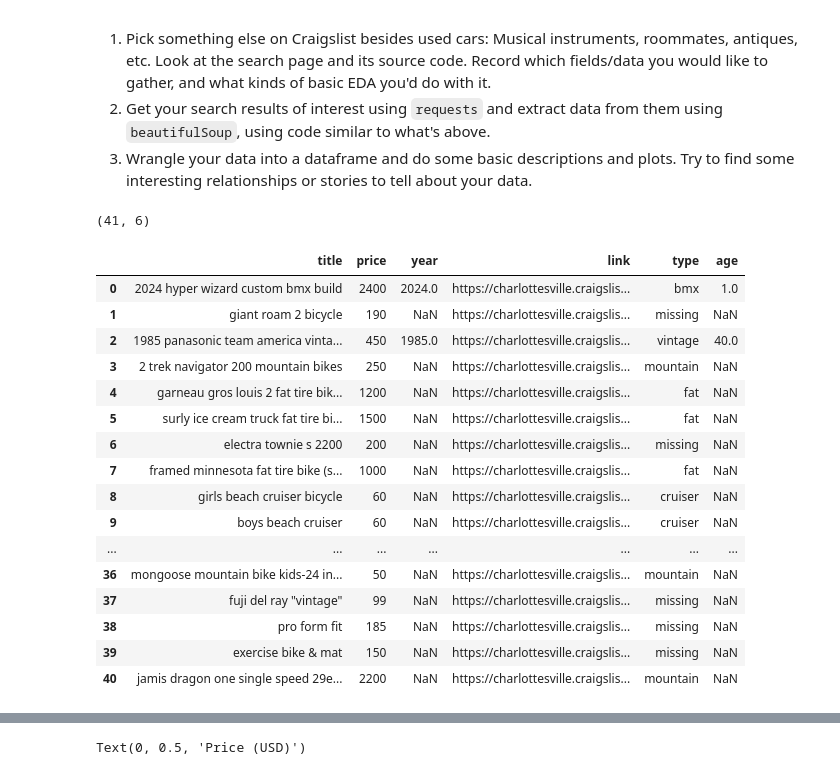
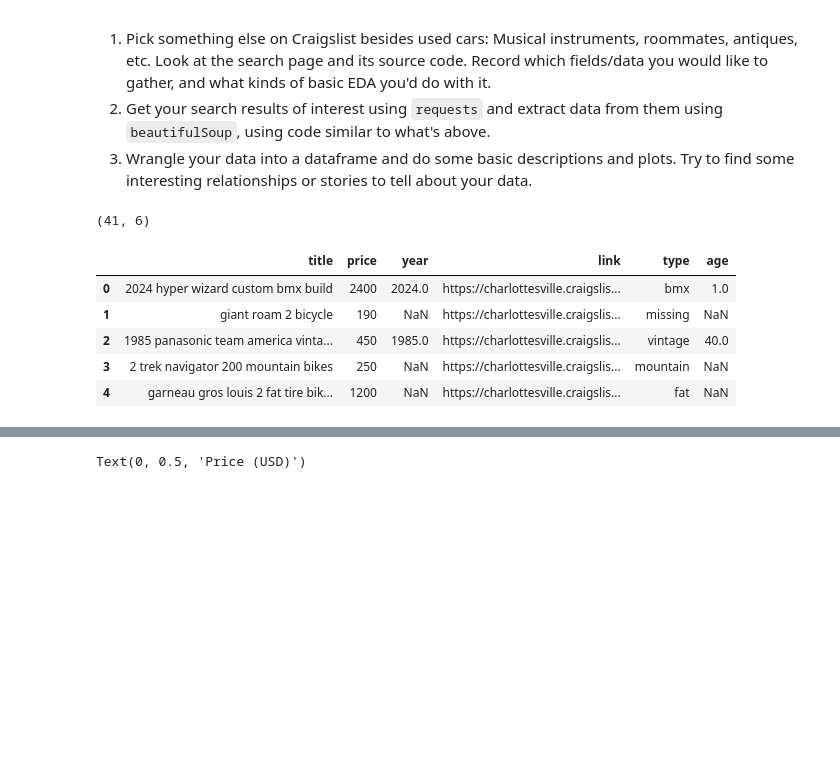
Before and after one commit to conorgibbons147/wrangling, a Jupyter notebook: lab/lab_notebook.ipynb, the cells around one changed output, grey strips where cells are left out. Drawn from its saved outputs; the diff is of its cells as text; code cells hidden in the pictures; blank space fills up the shorter version.

```diff
--- a/lab/lab_notebook.ipynb
+++ b/lab/lab_notebook.ipynb
@@ -245,30 +245,19 @@ for k in range( len(listings) ):
 # %%
 ## Wrangle the data
 df = pd.DataFrame.from_dict(data)
 df['price'] = df['price'].str.replace('$','')
 df['price'] = df['price'].str.replace(',','')
 df['price'] = pd.to_numeric(df['price'],errors='coerce')
 df['year'] = pd.to_numeric(df['year'],errors='coerce')
 df['age'] = 2025-df['year']
 print(df.shape)
 df.to_csv('./src/craigslist_cville_bikes.csv') # Save data in case of a disaster
-df
+df.head()
 # %% [output]
 (41, 6)
 |  | title | price | year | link | type | age |
 | 0 | 2024 hyper wizard custom bmx build | 2400 | 2024.0 | https://charlottesville.craigslis... | bmx | 1.0 |
 | 1 | giant roam 2 bicycle | 190 | NaN | https://charlottesville.craigslis... | missing | NaN |
 | 2 | 1985 panasonic team america vinta... | 450 | 1985.0 | https://charlottesville.craigslis... | vintage | 40.0 |
 | 3 | 2 trek navigator 200 mountain bikes | 250 | NaN | https://charlottesville.craigslis... | mountain | NaN |
 | 4 | garneau gros louis 2 fat tire bik... | 1200 | NaN | https://charlottesville.craigslis... | fat | NaN |
-| 5 | surly ice cream truck fat tire bi... | 1500 | NaN | https://charlottesville.craigslis... | fat | NaN |
-| 6 | electra townie s 2200 | 200 | NaN | https://charlottesville.craigslis... | missing | NaN |
-| 7 | framed minnesota fat tire bike (s... | 1000 | NaN | https://charlottesville.craigslis... | fat | NaN |
-| 8 | girls beach cruiser bicycle | 60 | NaN | https://charlottesville.craigslis... | cruiser | NaN |
-| 9 | boys beach cruiser | 60 | NaN | https://charlottesville.craigslis... | cruiser | NaN |
-| ... | ... | ... | ... | ... | ... | ... |
-| 36 | mongoose mountain bike kids-24 in... | 50 | NaN | https://charlottesville.craigslis... | mountain | NaN |
-| 37 | fuji del ray "vintage" | 99 | NaN | https://charlottesville.craigslis... | missing | NaN |
-| 38 | pro form fit | 185 | NaN | https://charlottesville.craigslis... | missing | NaN |
-| 39 | exercise bike & mat | 150 | NaN | https://charlottesville.craigslis... | missing | NaN |
-| 40 | jamis dragon one single speed 29e... | 2200 | NaN | https://charlottesville.craigslis... | mountain | NaN |
```
Also changed, not shown: parts of 1 cell of this notebook.
